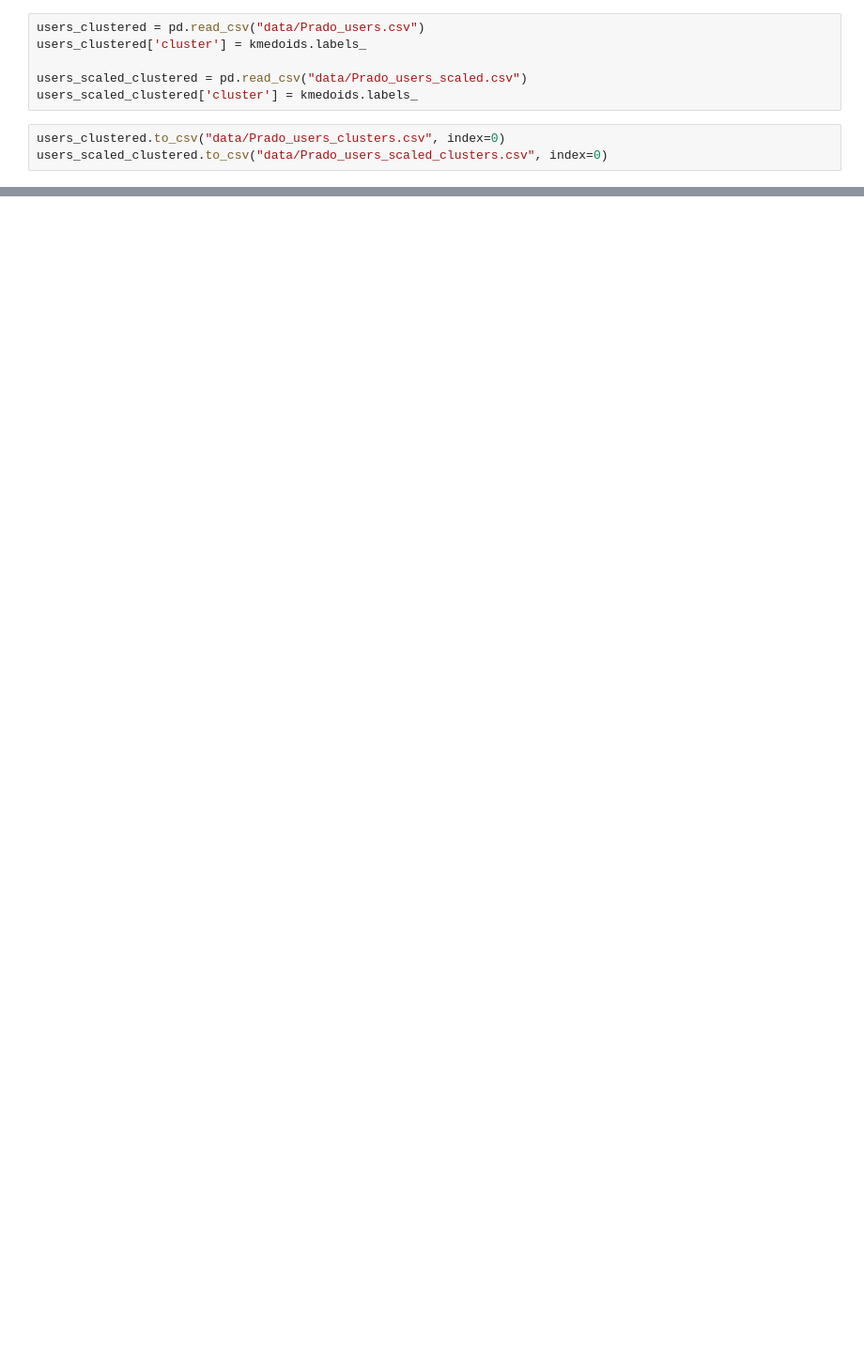
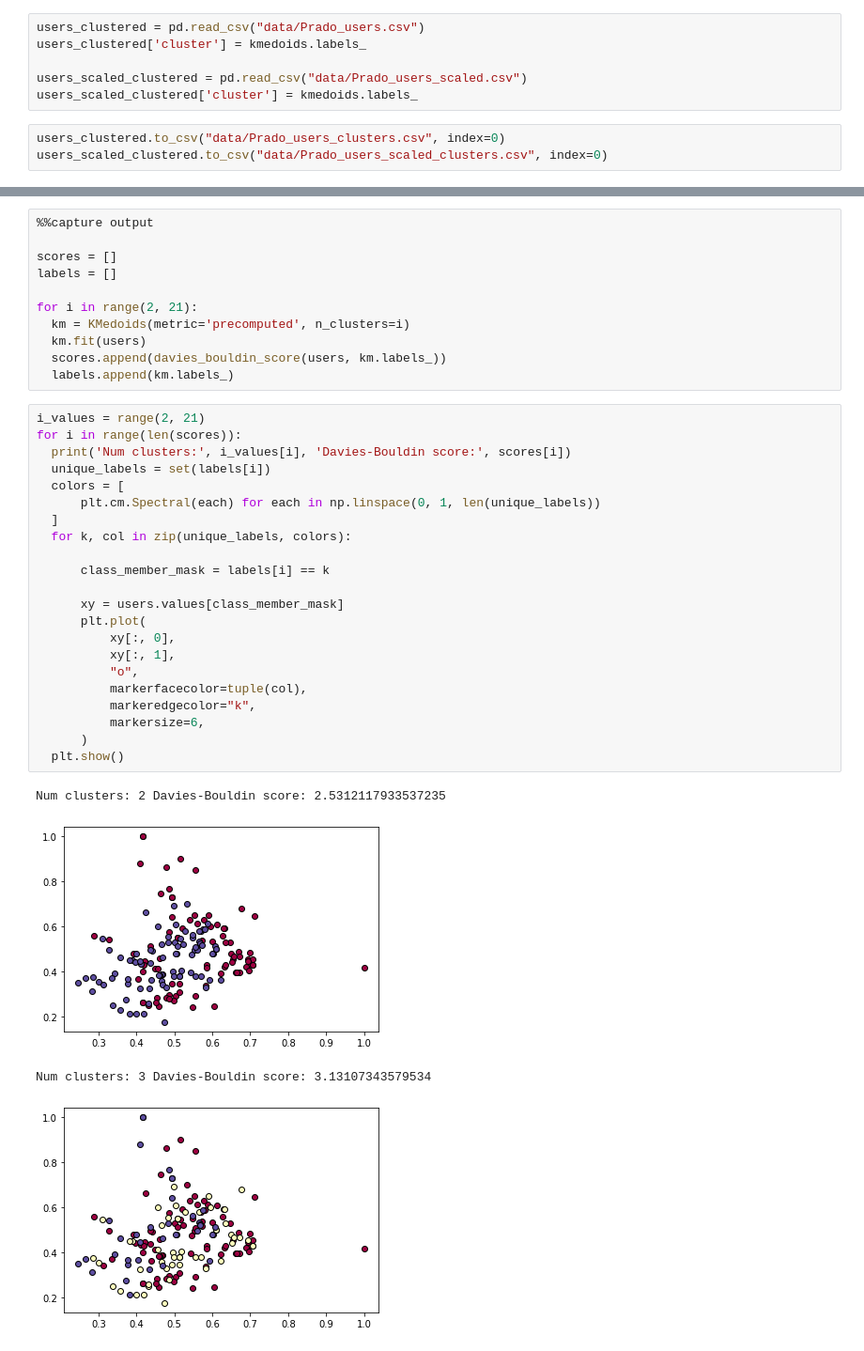
Before and after one commit to AlbertoGarciaDomenech/Comunidades-en-museos, a Jupyter notebook: 4.Clustering.ipynb, the cells around one changed output, grey strips where cells are left out. Shown at 94% size. Cells and saved outputs as stored; diff of their text form; blank space fills up the shorter version.

```diff
--- a/4.Clustering.ipynb
+++ b/4.Clustering.ipynb
@@ -31,0 +78,38 @@ users_scaled_clustered.to_csv("data/Prado_users_scaled_clusters.csv", index=0)
+# %%
+%%capture output
+
+scores = []
+labels = []
+
+for i in range(2, 21):
+  km = KMedoids(metric='precomputed', n_clusters=i)
+  km.fit(users)
+  scores.append(davies_bouldin_score(users, km.labels_))
+  labels.append(km.labels_)
+# %%
+i_values = range(2, 21)
+for i in range(len(scores)):
+  print('Num clusters:', i_values[i], 'Davies-Bouldin score:', scores[i])
+  unique_labels = set(labels[i])
+  colors = [
+      plt.cm.Spectral(each) for each in np.linspace(0, 1, len(unique_labels))
+  ]
+  for k, col in zip(unique_labels, colors):
+
+      class_member_mask = labels[i] == k
+
+      xy = users.values[class_member_mask]
+      plt.plot(
+          xy[:, 0],
+          xy[:, 1],
+          "o",
+          markerfacecolor=tuple(col),
+          markeredgecolor="k",
+          markersize=6,
+      )
+  plt.show()
+# %% [output]
+Num clusters: 2 Davies-Bouldin score: 2.5312117933537235
+[figure, added]
+Num clusters: 3 Davies-Bouldin score: 3.13107343579534
+[figure, added]
```
Also changed, not shown: parts of 9 cells of this notebook, 2 other files.
